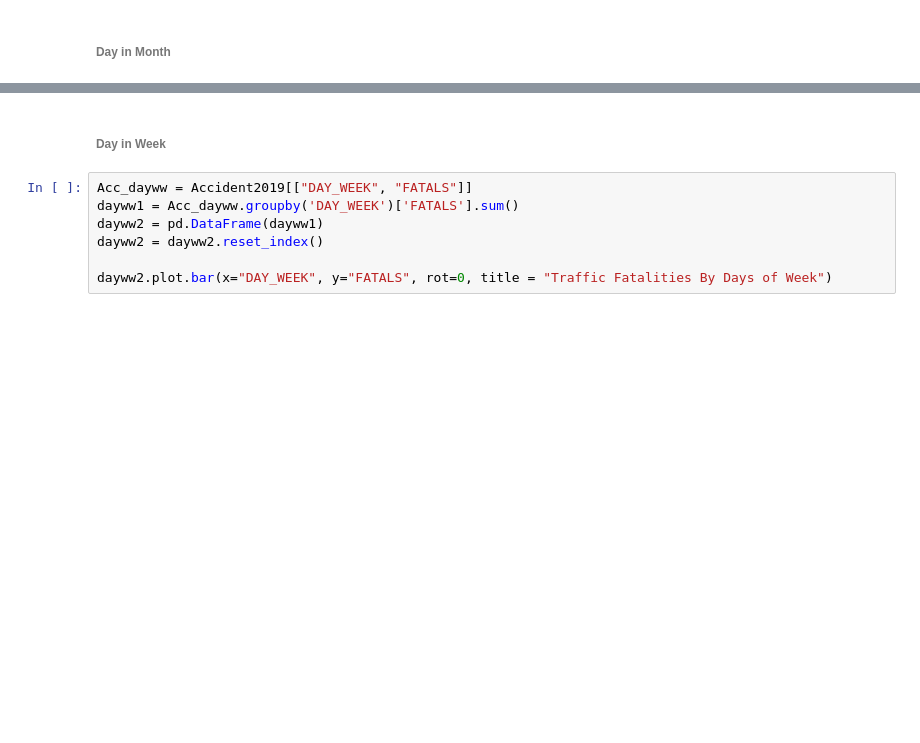
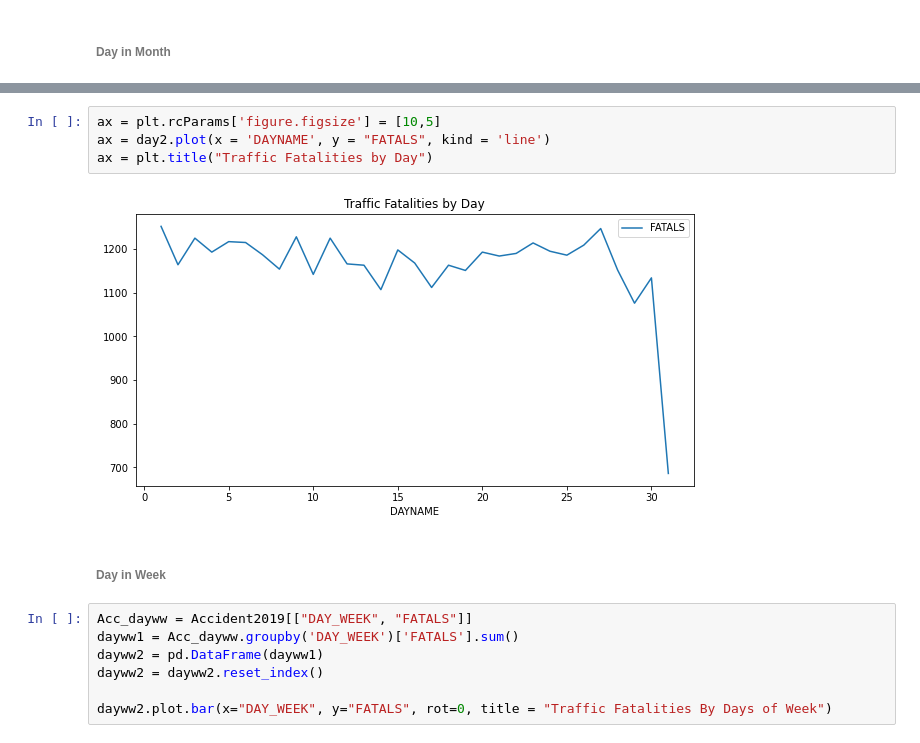
Before and after one commit to joshrrosen/PPOL564-Final-Project, a Jupyter notebook: MISC_Viz.ipynb, the cells around one changed output, grey strips where cells are left out. Cells and saved outputs as stored; diff of their text form; blank space fills up the shorter version.

```diff
--- a/MISC_Viz.ipynb
+++ b/MISC_Viz.ipynb
@@ -165,3 +171,9 @@ day2.plot.bar(x="DAYNAME", y="FATALS", rot=90, title = "Traffic Fatalities By Da
+# %%
+ax = plt.rcParams['figure.figsize'] = [10,5]
+ax = day2.plot(x = 'DAYNAME', y = "FATALS", kind = 'line')
+ax = plt.title("Traffic Fatalities by Day")
+# %% [output]
+[figure, added]
 # %% [markdown]
 ###### Day in Week
 # %%
```
Also changed, not shown: parts of 16 cells of this notebook.
